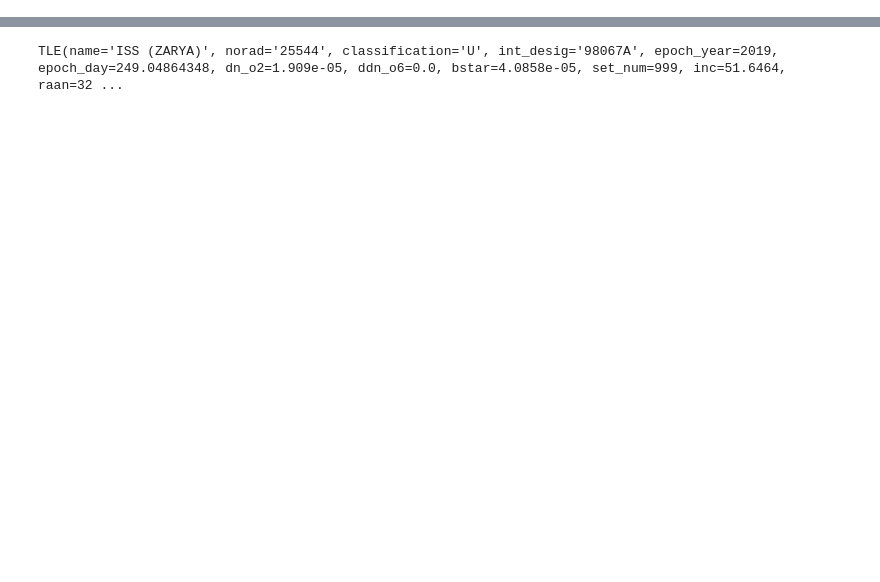
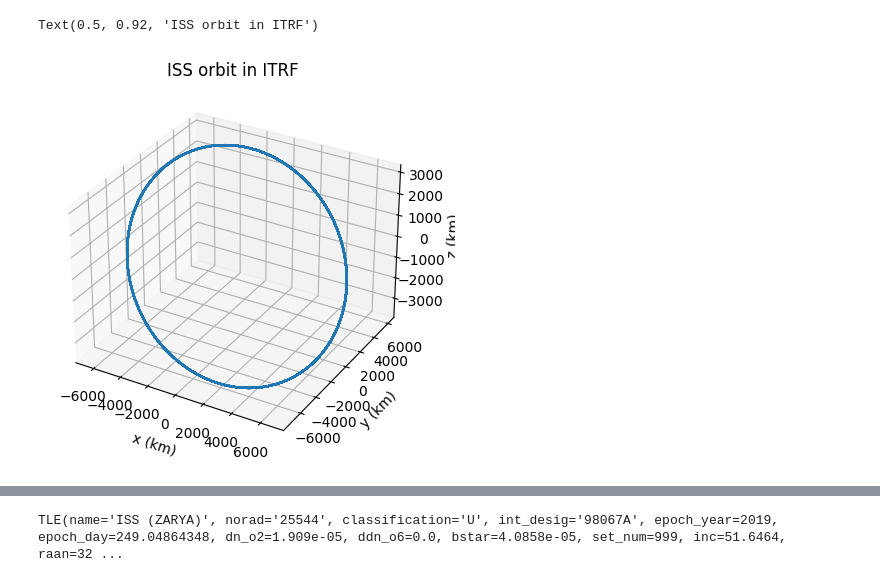
Before and after one commit to alibaniasad1999/Advanced_orbital_mechanics, a Jupyter notebook: HW/HW2/Code/Q4/Q4.ipynb, the cells around one changed output, grey strips where cells are left out. Drawn from its saved outputs; the diff is of its cells as text; code cells hidden in the pictures; blank space fills up the shorter version.

```diff
--- a/HW/HW2/Code/Q4/Q4.ipynb
+++ b/HW/HW2/Code/Q4/Q4.ipynb
@@ -119,32 +135,36 @@ from mpl_toolkits.mplot3d import Axes3D
 from scipy.integrate import odeint
 from astropy.time import Time
 from astropy.coordinates import EarthLocation, AltAz, get_body_barycentric, get_body_barycentric_posvel
 from astropy import units as u
 
 # Function to crotate GCRF to ITRF with astropy library
 def GCRF_to_ITRF(state, t, utc_time):
     # Convert time to astropy time
-    t_astropy = Time(t, format='unix', scale='utc')
-    print(t_astropy)
+    t_astropy = Time(utc_time, scale='utc')
+    t_astropy = Time(utc_time) + t*u.second
     # Compute the position and velocity of the Earth in GCRF
     earth_pos, earth_vel = get_body_barycentric_posvel('earth', t_astropy)
     # Compute the position and velocity of the ISS in GCRF
     iss_pos = state[:3]
     iss_vel = state[3:]
     # Compute the position and velocity of the ISS in ITRF
     iss_pos_ITRF = iss_pos - earth_pos.xyz.value
     iss_vel_ITRF = iss_vel - earth_vel.xyz.value
     return np.concatenate((iss_pos_ITRF, iss_vel_ITRF))
 
 # Convert the state vector from GCRF to ITRF
 utc_time = '1999-01-01T00:00:00'
+
 state_ITRF = np.array([GCRF_to_ITRF(state[i,:], t[i], utc_time) for i in range(len(t))])
 
 # Plotting the results
 fig = plt.figure()
 ax = fig.add_subplot(111, projection='3d')
 ax.plot(state_ITRF[:,0], state_ITRF[:,1], state_ITRF[:,2])
 ax.set_xlabel('x (km)')
 ax.set_ylabel('y (km)')
 ax.set_zlabel('z (km)')
 ax.set_title('ISS orbit in ITRF')
+# %% [output]
+Text(0.5, 0.92, 'ISS orbit in ITRF')
+[figure, added]
```
Also changed, not shown: parts of 12 cells of this notebook.
